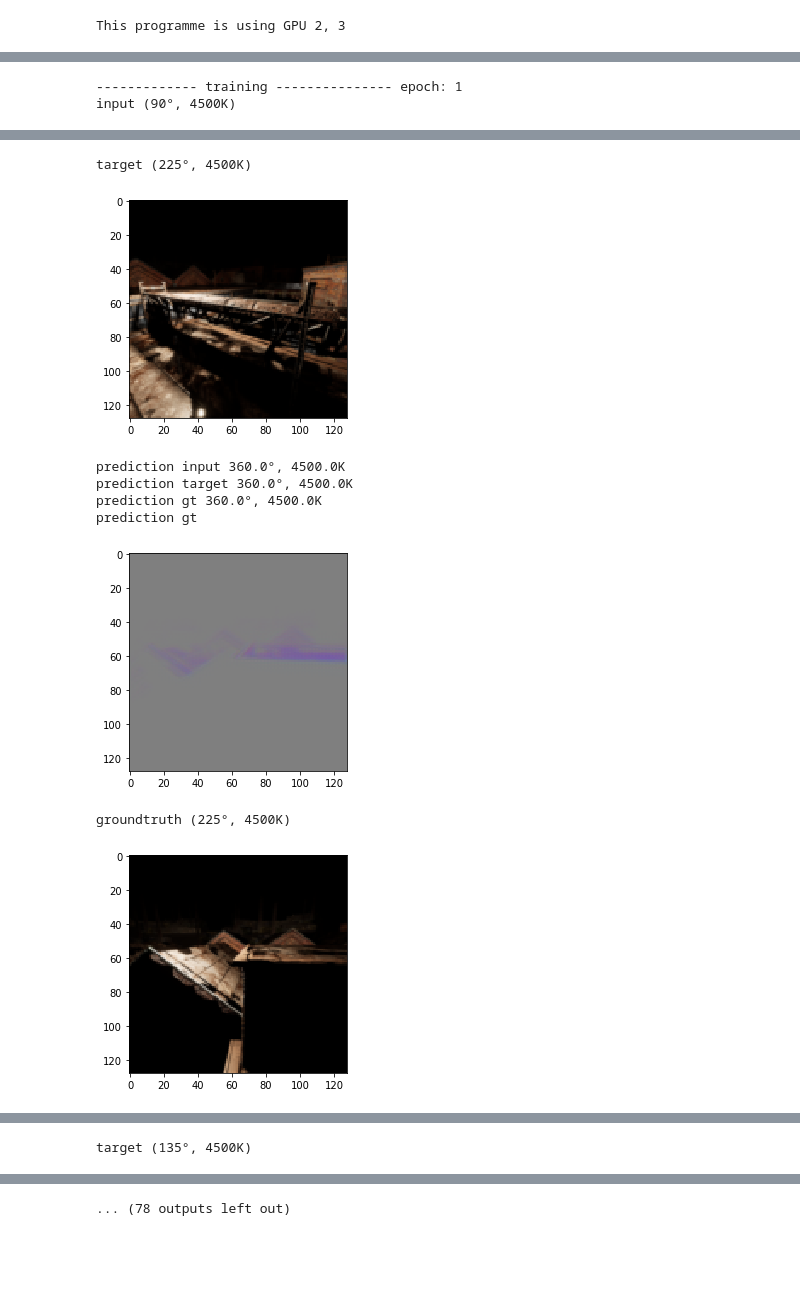
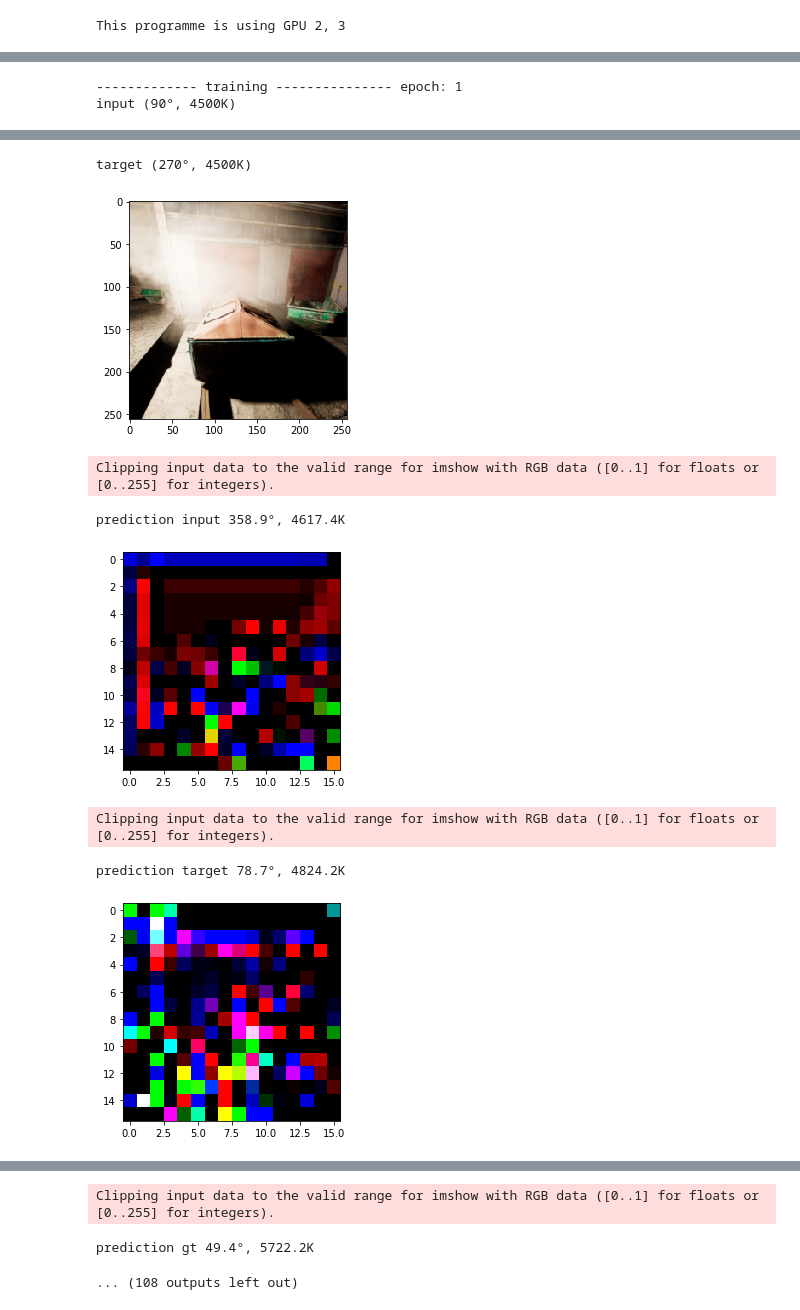
Before and after one commit to martin-ev/2DSceneRelighting, a Jupyter notebook: Experiment-AnOtherSwapNet-Resize128.ipynb, the cells around one changed output, grey strips where cells are left out. Drawn from its saved outputs; the diff is of its cells as text; code cells hidden in the pictures; blank space fills up the shorter version.

Commit message:
experiment learned light direction

```diff
--- a/Experiment-AnOtherSwapNet-Resize128.ipynb
+++ b/Experiment-AnOtherSwapNet-Resize128.ipynb
@@ -51,7 +52,7 @@ train_dataset = DifferentTargetSceneDataset( locations = locs,
                                              data_path = '../../VIDIT/train/',
                                              input_colors = ["4500"],
                                              target_colors = ["4500"],
-                                             transform = transforms.Resize(128)
+                                             transform = transforms.Resize(256)
                                              )
 #test_dataset = ImageDataset( dataPath = '../../../VIDIT/validate/',
 #                             transform = transforms.Resize(128))
@@ -70,3 +70,11 @@ optimizer = torch.optim.Adam(model.parameters(), weight_decay=1e-5) #Weight Deca
 num_epochs = 10 #you can go for more epochs
 loss_history1 = []
 loss_history5 = []
+# %%
+PATH = './Experiment2-Swap-Resize128-NtoN-Step0.pth'
+torch.save(model.state_dict(), PATH)
+# %%
+model = SwapModel().cuda()
+optimizer = torch.optim.Adam(model.parameters(), weight_decay=0) #Weight Decay is L2 Regularization
+checkpoint = torch.load(PATH)
+model.load_state_dict(checkpoint)
@@ -73,7 +83,13 @@ loss_history5 = []
 # %%
 def angle(angle1, angle2):
     # https://discuss.pytorch.org/t/custom-loss-function-for-discontinuous-angle-calculation/58579
-    return torch.mean(1. - torch.cos((angle1 - angle2)/180.*3.14))
+    return torch.mean(1. - torch.cos((angle1 - angle2)/180.*pi))
+
+def angle_bis(angle1, angle2):
+    # https://discuss.pytorch.org/t/custom-loss-function-for-discontinuous-angle-calculation/58579
+    a = angle1%360 - angle2%360
+    a = (a + 180) % 360 - 180
+    return torch.mean(torch.abs(a))
 
 
 def train(epoch):
@@ -89,14 +105,14 @@ def train(epoch):
         illumination_gt, illumination_img1, illumination_img2,\
         ill_pred_gt, ill_pred_img1, ill_pred_img2,\
         prediction = model(img1, img2, groundtruth)
-        loss1 = 1.    *distance(prediction, groundtruth)
+        loss1 = 1.  *distance(prediction, groundtruth)
         loss2 = .01   *distance(F.normalize(scene_gt), F.normalize(scene_img1))
         loss3 = .01   *distance(F.normalize(illumination_gt), F.normalize(illumination_img2))
-        loss4 = .0001 *distance(4500.+2000.*ill_pred_gt[:,0,0,0], (1.*out['color']).cuda())
-        loss5 = 1.  *angle(180.*ill_pred_gt[:,1,0,0], (1.*out['direction']).cuda())
+        loss4 = .0001 *distance(4500.+2000.*ill_pred_gt[:,1], (1.*out['color']).cuda())
+        loss5 = 1/3   *(angle_bis(180.*ill_pred_gt[:,0], (1.*out['direction']).cuda())+angle_bis(180.*ill_pred_img1[:,0], (1.*inp[0]['direction']).cuda())+angle_bis(180.*ill_pred_img2[:,0], (1.*inp[1]['direction']).cuda()))
         #print(loss1, loss2, loss3, loss4, loss5)
         #loss = loss1 + loss2 + loss3 + loss4 + loss5
-        loss = loss5
+        loss = loss5 + loss1
         loss_history1.append(loss1.item())
         loss_history5.append(loss5.item())
         # ===================backward====================
@@ -113,9 +129,15 @@ def train(epoch):
             print("target ({}°, {}K)".format(inp[1]['direction'][0].item(), inp[1]['color'][0].item()))
             implotin2 = plt.imshow(inp[1]['image'].detach().permute(2,3,1,0).numpy()[:,:,:,0], vmin=0, vmax=1)
             plt.show()
-            print("prediction input {:.1f}°, {:.1f}K".format(180.*ill_pred_img1[0,0,0,0].item()%360, 4500.+2000.*ill_pred_img1[0,1,0,0].item()))
-            print("prediction target {:.1f}°, {:.1f}K".format(180.*ill_pred_img2[0,0,0,0].item()%360, 4500.+2000.*ill_pred_img2[0,1,0,0].item()))
-            print("prediction gt {:.1f}°, {:.1f}K".format(180.*ill_pred_gt[0,0,0,0].item()%360, 4500.+2000.*ill_pred_gt[0,1,0,0].item()))
+            print("prediction input {:.1f}°, {:.1f}K".format(180.*ill_pred_img1[0,0].item()%360, 4500.+2000.*ill_pred_img1[0,1].item()))
+            implotinill = plt.imshow(illumination_img1.cpu().detach().permute(2,3,1,0).numpy()[:,:,:,0], vmin=0, vmax=1)
+            plt.show()
+            print("prediction target {:.1f}°, {:.1f}K".format(180.*ill_pred_img2[0,0].item()%360, 4500.+2000.*ill_pred_img2[0,1].item()))
+            implotin2ill = plt.imshow(illumination_img2.cpu().detach().permute(2,3,1,0).numpy()[:,:,:,0], vmin=0, vmax=1)
+            plt.show()
+            print("prediction gt {:.1f}°, {:.1f}K".format(180.*ill_pred_gt[0,0].item()%360, 4500.+2000.*ill_pred_gt[0,1].item()))
+            implotgtill = plt.imshow(illumination_gt.cpu().detach().permute(2,3,1,0).numpy()[:,:,:,0], vmin=0, vmax=1)
+            plt.show()
             print("prediction gt")
             implotpred = plt.imshow(prediction.cpu().detach().permute(2,3,1,0).numpy()[:,:,:,0], vmin=0, vmax=1)
             plt.show()
@@ -123,7 +145,7 @@ def train(epoch):
             implotgt = plt.imshow(groundtruth.cpu().detach().permute(2,3,1,0).numpy()[:,:,:,0], vmin=0, vmax=1)
             plt.show()
         if i%10==0:
-            score = distance(inp[0]['image'].cuda(), groundtruth).data / loss1.data #how well I did compared to output=input
+            score = 1.*distance(inp[0]['image'].cuda(), groundtruth).data / loss1.data #how well I did compared to output=input
             print('epoch [{}/{}], batch [{}/{}], losses:{:.4f}, {:.4f}, {:.4f}, {:.4f}, {:.4f}, score:{:.4f}'.format(epoch+1, num_epochs, i+1, len(train_dataloader), loss1.data, loss2.data, loss3.data, loss4.data, loss5.data, score))
 
 
@@ -143,9 +165,8 @@ input (90°, 4500K)
-target (225°, 4500K)
+target (270°, 4500K)
-[figure, old version]
+[figure, new version]
-prediction input 360.0°, 4500.0K
-prediction target 360.0°, 4500.0K
-prediction gt 360.0°, 4500.0K
-prediction gt
+Clipping input data to the valid range for imshow with RGB data ([0..1] for floats or [0..255] for integers).
+prediction input 358.9°, 4617.4K
-[figure, old version]
+[figure, new version]
-groundtruth (225°, 4500K)
+Clipping input data to the valid range for imshow with RGB data ([0..1] for floats or [0..255] for integers).
+prediction target 78.7°, 4824.2K
-[figure, old version]
+[figure, new version]
@@ -164 +172,0 @@ input (135°, 4500K)
-target (135°, 4500K)
@@ -166 +173,3 @@ target (135°, 4500K)
-... (78 outputs left out)
+Clipping input data to the valid range for imshow with RGB data ([0..1] for floats or [0..255] for integers).
+prediction gt 49.4°, 5722.2K
+... (108 outputs left out)
```
Also changed, not shown: parts of 14 cells of this notebook, 1 other file.
